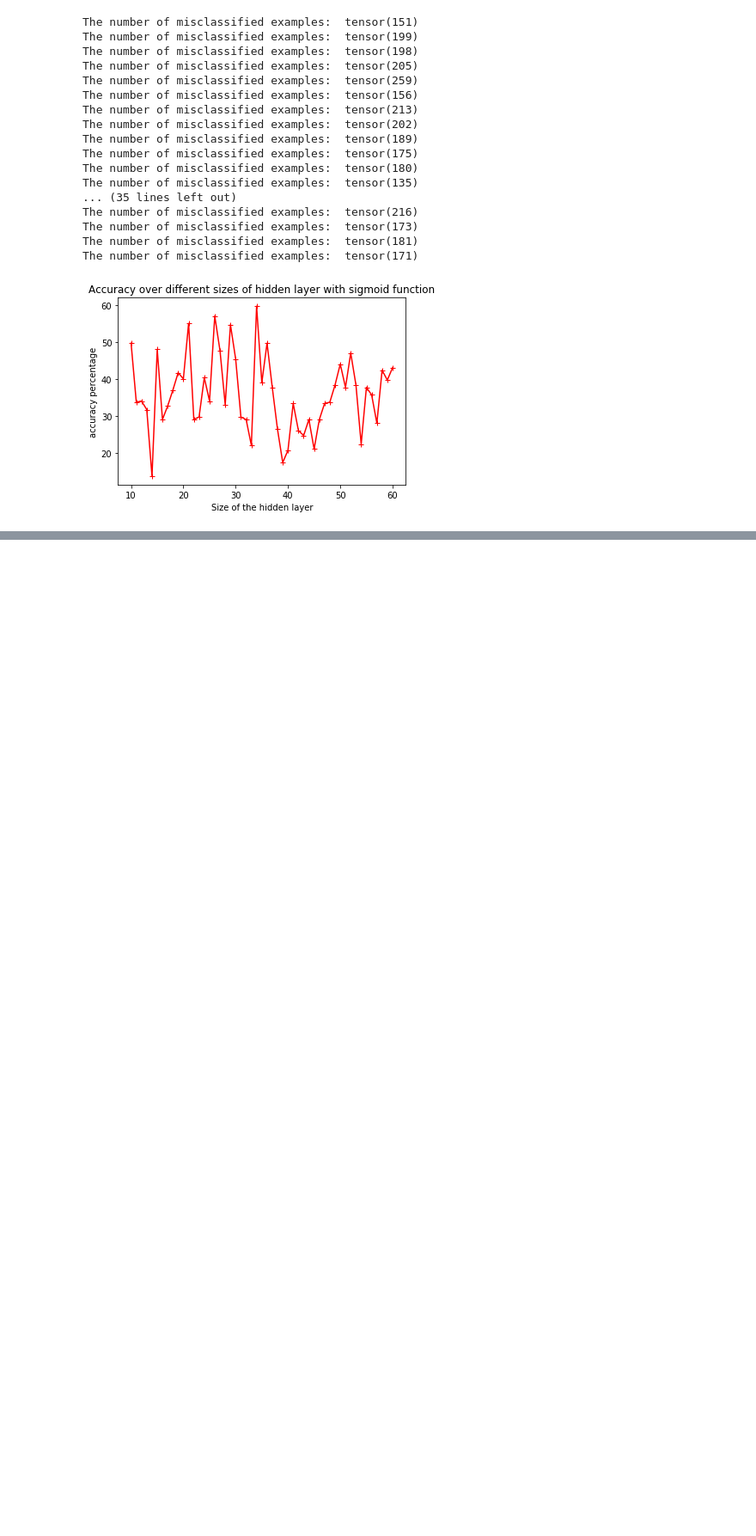
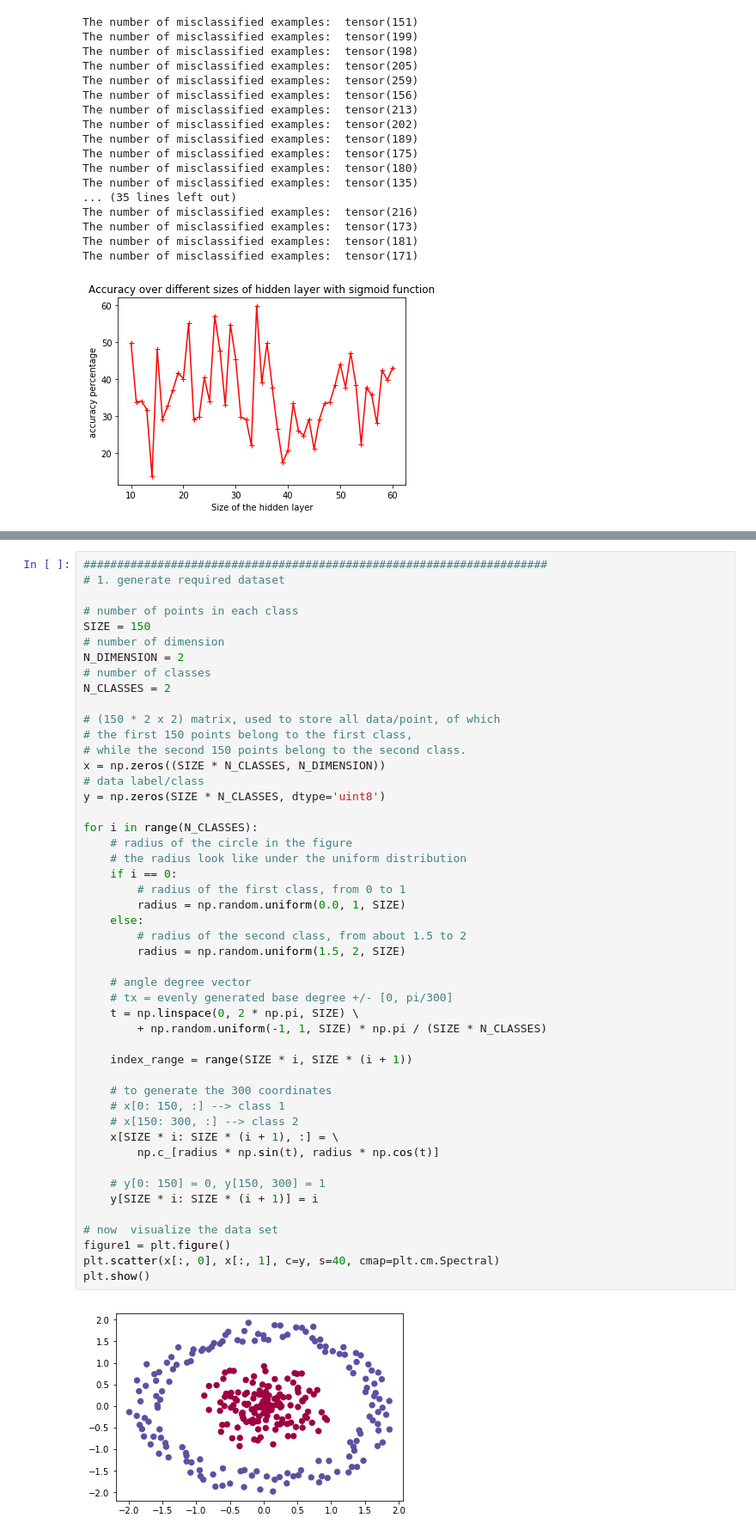
Before and after one commit to toto6321/CSI5900, a Jupyter notebook: Assignment2/Assignment#2.ipynb, the cells around one changed output, grey strips where cells are left out. Shown at 86% size. Saved outputs shown, nothing was run; the diff lists cells and outputs as text; blank space fills up the shorter version.

```diff
--- a/Assignment2/Assignment#2_Tianhuan_Tu.ipynb
+++ b/Assignment2/Assignment#2.ipynb
@@ -407,0 +460,50 @@ Basically, we could conclude that it has the best accuracy when the size of the
+# %%
+#####################################################################
+# 1. generate required dataset
+
+# number of points in each class
+SIZE = 150
+# number of dimension
+N_DIMENSION = 2
+# number of classes
+N_CLASSES = 2
+
+# (150 * 2 x 2) matrix, used to store all data/point, of which
+# the first 150 points belong to the first class,
+# while the second 150 points belong to the second class.
+x = np.zeros((SIZE * N_CLASSES, N_DIMENSION))
+# data label/class
+y = np.zeros(SIZE * N_CLASSES, dtype='uint8')
+
+for i in range(N_CLASSES):
+    # radius of the circle in the figure
+    # the radius look like under the uniform distribution
+    if i == 0:
+        # radius of the first class, from 0 to 1
+        radius = np.random.uniform(0.0, 1, SIZE)
+    else:
+        # radius of the second class, from about 1.5 to 2
+        radius = np.random.uniform(1.5, 2, SIZE)
+
+    # angle degree vector
+    # tx = evenly generated base degree +/- [0, pi/300]
+    t = np.linspace(0, 2 * np.pi, SIZE) \
+        + np.random.uniform(-1, 1, SIZE) * np.pi / (SIZE * N_CLASSES)
+
+    index_range = range(SIZE * i, SIZE * (i + 1))
+
+    # to generate the 300 coordinates
+    # x[0: 150, :] --> class 1
+    # x[150: 300, :] --> class 2
+    x[SIZE * i: SIZE * (i + 1), :] = \
+        np.c_[radius * np.sin(t), radius * np.cos(t)]
+
+    # y[0: 150] = 0, y[150, 300] = 1
+    y[SIZE * i: SIZE * (i + 1)] = i
+
+# now  visualize the data set
+figure1 = plt.figure()
+plt.scatter(x[:, 0], x[:, 1], c=y, s=40, cmap=plt.cm.Spectral)
+plt.show()
+# %% [output]
+[figure, added]
```
Also changed, not shown: parts of 16 cells of this notebook, 1 other file.
